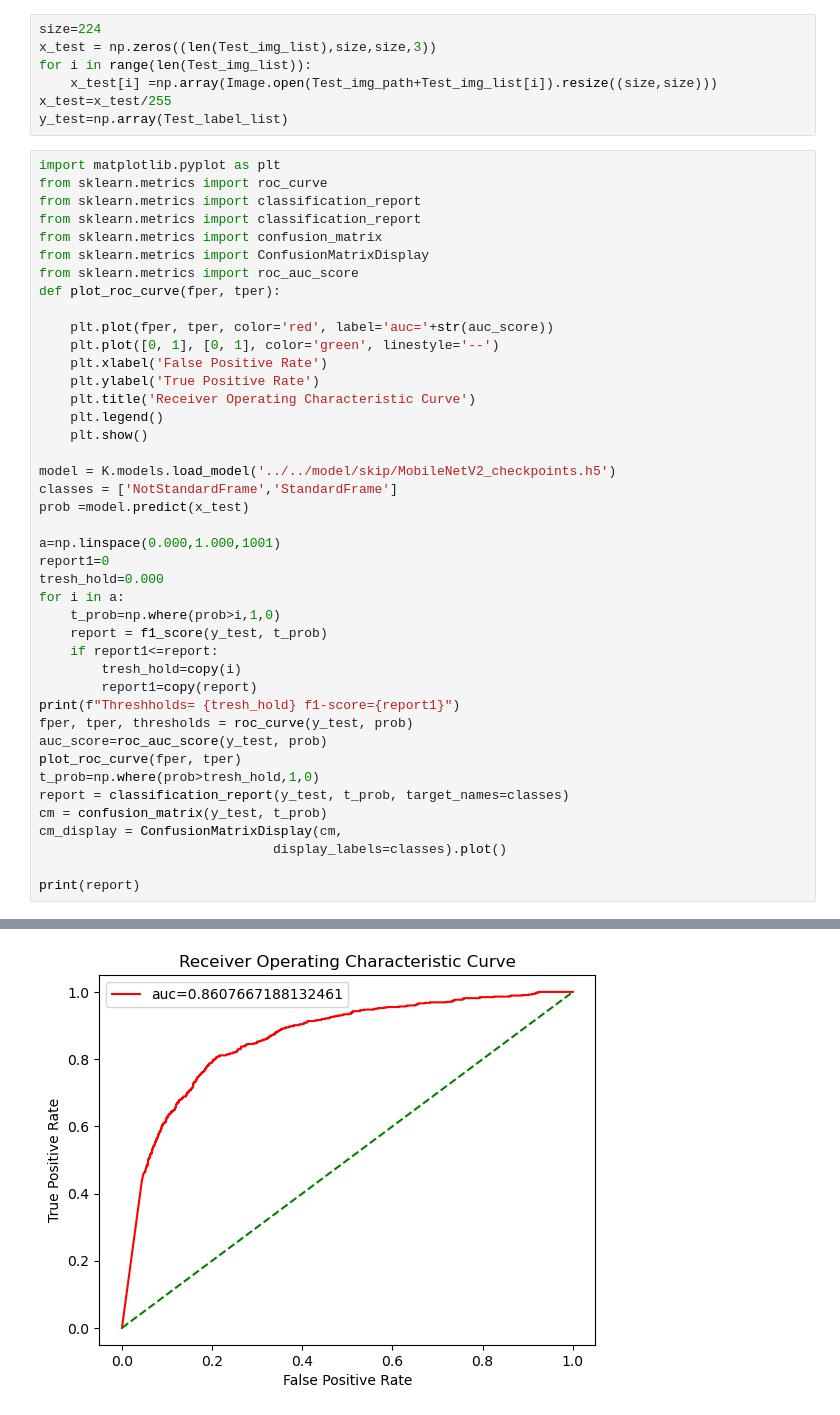
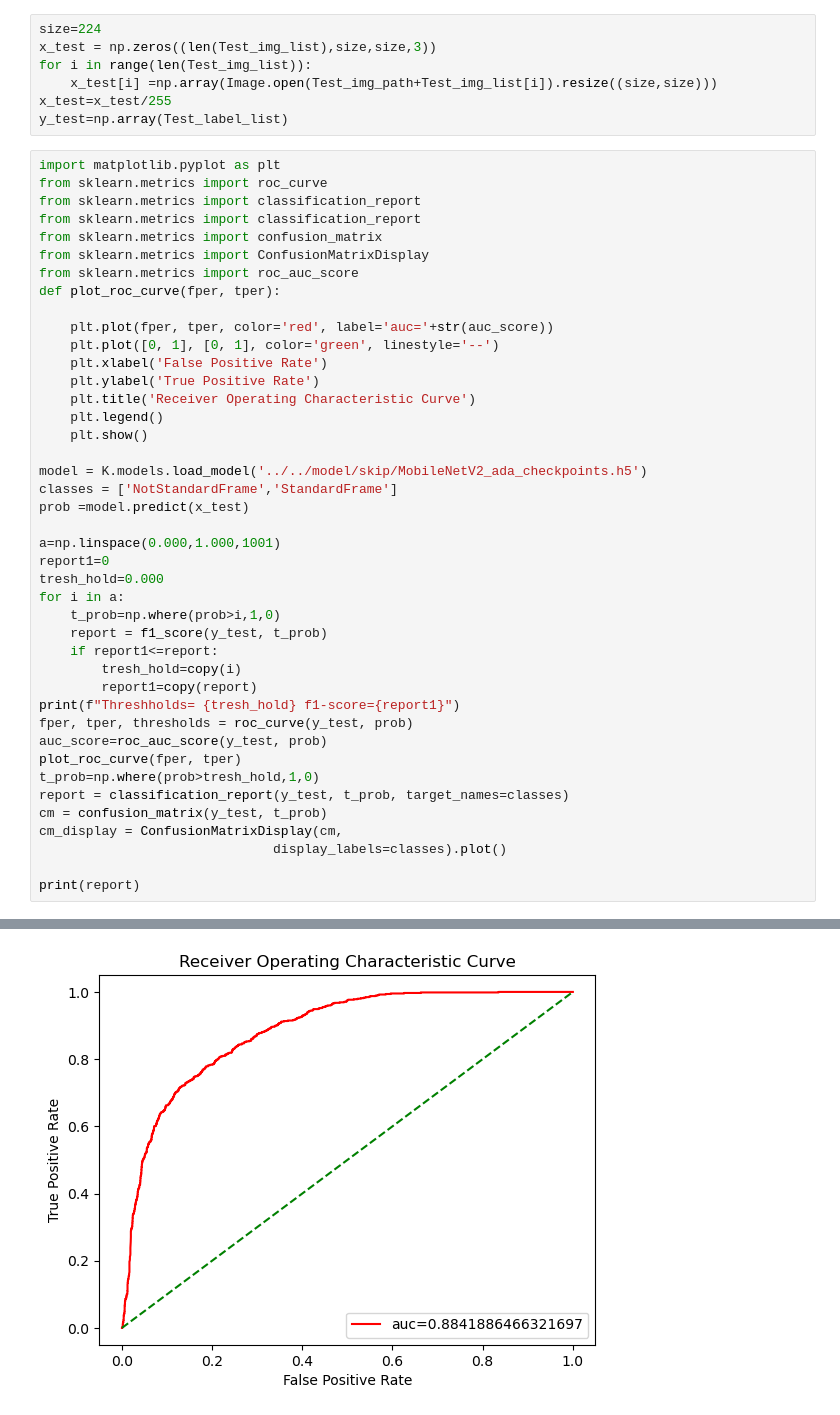
Before and after one commit to Leeyoungsup/HealcerionUltrasound, a Jupyter notebook: classification_graph1.ipynb, the cells around one changed output, grey strips where cells are left out. Drawn from its saved outputs; the diff is of its cells as text.

```diff
--- a/classification_graph1.ipynb
+++ b/classification_graph1.ipynb
@@ -58,7 +58,7 @@ def plot_roc_curve(fper, tper):
     plt.legend()
     plt.show()
 
-model = K.models.load_model('../../model/skip/MobileNetV2_checkpoints.h5')
+model = K.models.load_model('../../model/skip/MobileNetV2_ada_checkpoints.h5')
 classes = ['NotStandardFrame','StandardFrame']
 prob =model.predict(x_test)
 
@@ -88,3 +88,3 @@ Threshholds= 0.854 f1-score=0.6079881656804734
-[figure, old version]
+[figure, new version]
                   precision    recall  f1-score   support
 
```
Also changed, not shown: parts of 3 cells of this notebook, 5 other files.
